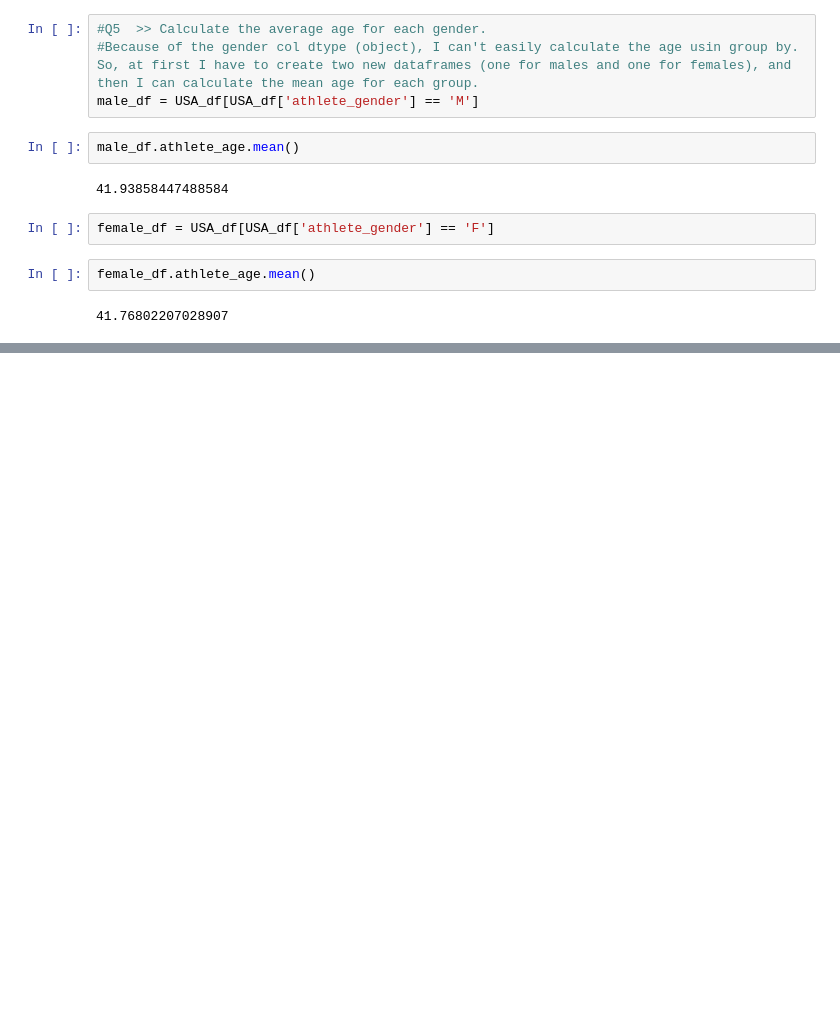
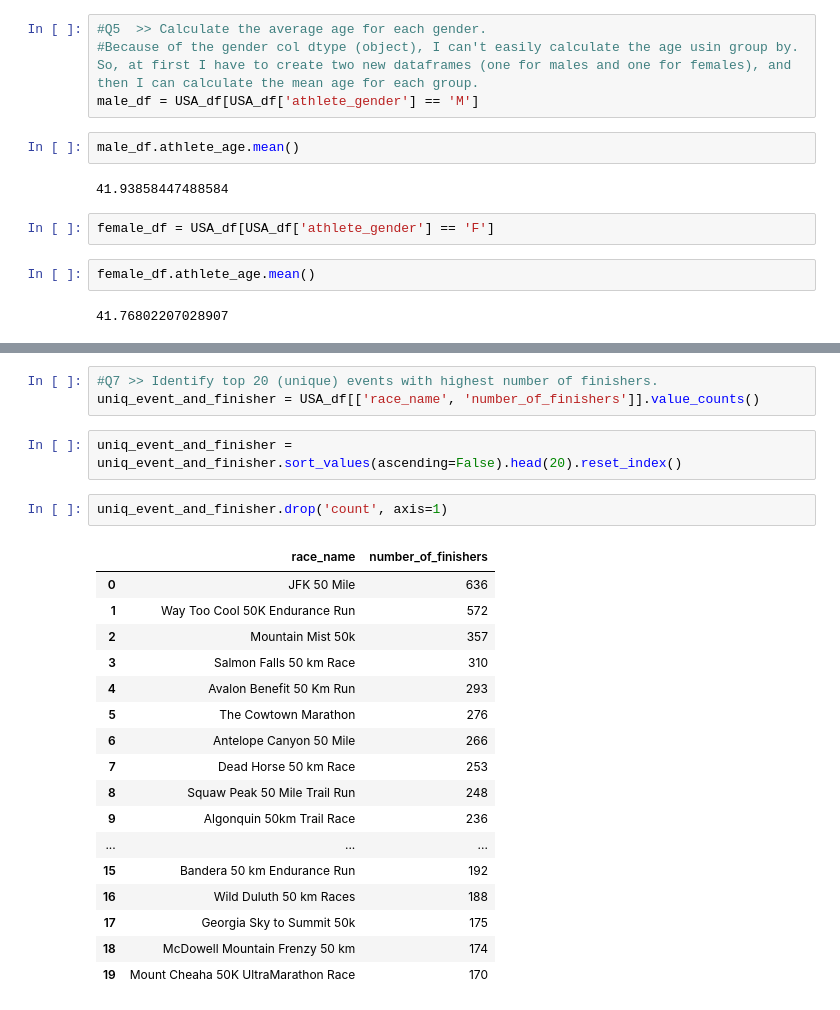
Before and after one commit to maedeh-dqn/ultra_marathon_project, a Jupyter notebook: Analyis.ipynb, the cells around one changed output, grey strips where cells are left out. Drawn from its saved outputs; the diff is of its cells as text; blank space fills up the shorter version.

```diff
--- a/Analyis.ipynb
+++ b/Analyis.ipynb
@@ -271,0 +289,25 @@ female_df.athlete_age.mean()
+# %%
+#Q7 >> Identify top 20 (unique) events with highest number of finishers.
+uniq_event_and_finisher = USA_df[['race_name', 'number_of_finishers']].value_counts()
+# %%
+uniq_event_and_finisher = uniq_event_and_finisher.sort_values(ascending=False).head(20).reset_index()
+# %%
+uniq_event_and_finisher.drop('count', axis=1)
+# %% [output]
+|  | race_name | number_of_finishers |
+| 0 | JFK 50 Mile | 636 |
+| 1 | Way Too Cool 50K Endurance Run | 572 |
+| 2 | Mountain Mist 50k | 357 |
+| 3 | Salmon Falls 50 km Race | 310 |
+| 4 | Avalon Benefit 50 Km Run | 293 |
+| 5 | The Cowtown Marathon | 276 |
+| 6 | Antelope Canyon 50 Mile | 266 |
+| 7 | Dead Horse 50 km Race | 253 |
+| 8 | Squaw Peak 50 Mile Trail Run | 248 |
+| 9 | Algonquin 50km Trail Race | 236 |
+| ... | ... | ... |
+| 15 | Bandera 50 km Endurance Run | 192 |
+| 16 | Wild Duluth 50 km Races | 188 |
+| 17 | Georgia Sky to Summit 50k | 175 |
+| 18 | McDowell Mountain Frenzy 50 km | 174 |
+| 19 | Mount Cheaha 50K UltraMarathon Race | 170 |
```
Also changed, not shown: parts of 3 cells of this notebook.
